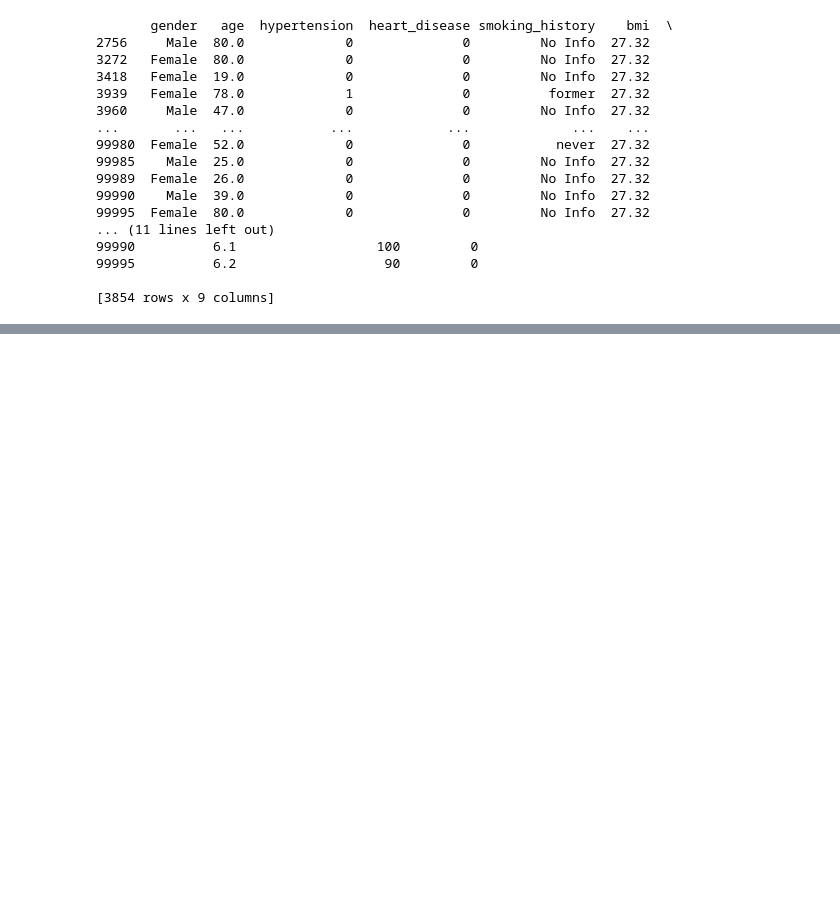
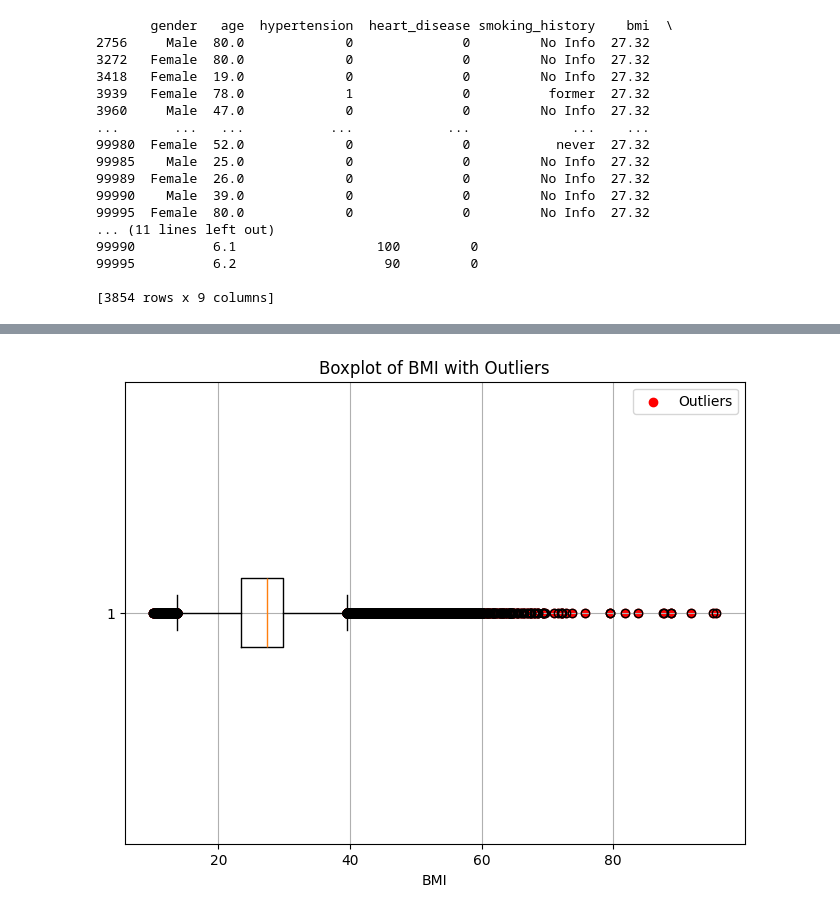
Before and after one commit to paulettepetracco/diabetes_predictive_analysis, a Jupyter notebook: analysis/script.ipynb, the cells around one changed output, grey strips where cells are left out. Cells and saved outputs as stored; diff of their text form; code cells hidden in the pictures; blank space fills up the shorter version.

Commit message:
update to add charts and analysis

```diff
--- a/analysis/script.ipynb
+++ b/analysis/script.ipynb
@@ -45,0 +65,22 @@ NameError: name 'data' is not defined
+# %%
+# Calculate Q1 (25th percentile)
+Q1 = data['bmi'].quantile(0.25)
+
+# Calculate Q3 (75th percentile)
+Q3 = data['bmi'].quantile(0.75)
+
+# Calculate IQR (Interquartile Range)
+IQR = Q3 - Q1
+
+# Define lower bound and upper bound
+lower_bound = Q1 - 1.5 * IQR
+upper_bound = Q3 + 1.5 * IQR
+
+# Identify outliers
+outliers = data[(data['bmi'] < lower_bound) | (data['bmi'] > upper_bound)]
+
+# Display outliers
+print("Outliers based on BMI")
+print(outliers)
+print(lower_bound)
+print(upper_bound)
@@ -45,0 +105,15 @@ NameError: name 'data' is not defined
+# %%
+# Create a boxplot of BMI values
+plt.figure(figsize=(8, 6))
+plt.boxplot(data['bmi'], vert=False)
+plt.xlabel('BMI')
+plt.title('Boxplot of BMI with Outliers')
+plt.grid(True)
+
+# Highlight outliers
+plt.scatter(outliers['bmi'], [1] * len(outliers), color='red', label='Outliers')
+plt.legend()
+
+plt.show()
+# %% [output]
+[figure, added]
```
Also changed, not shown: parts of 23 cells of this notebook.
